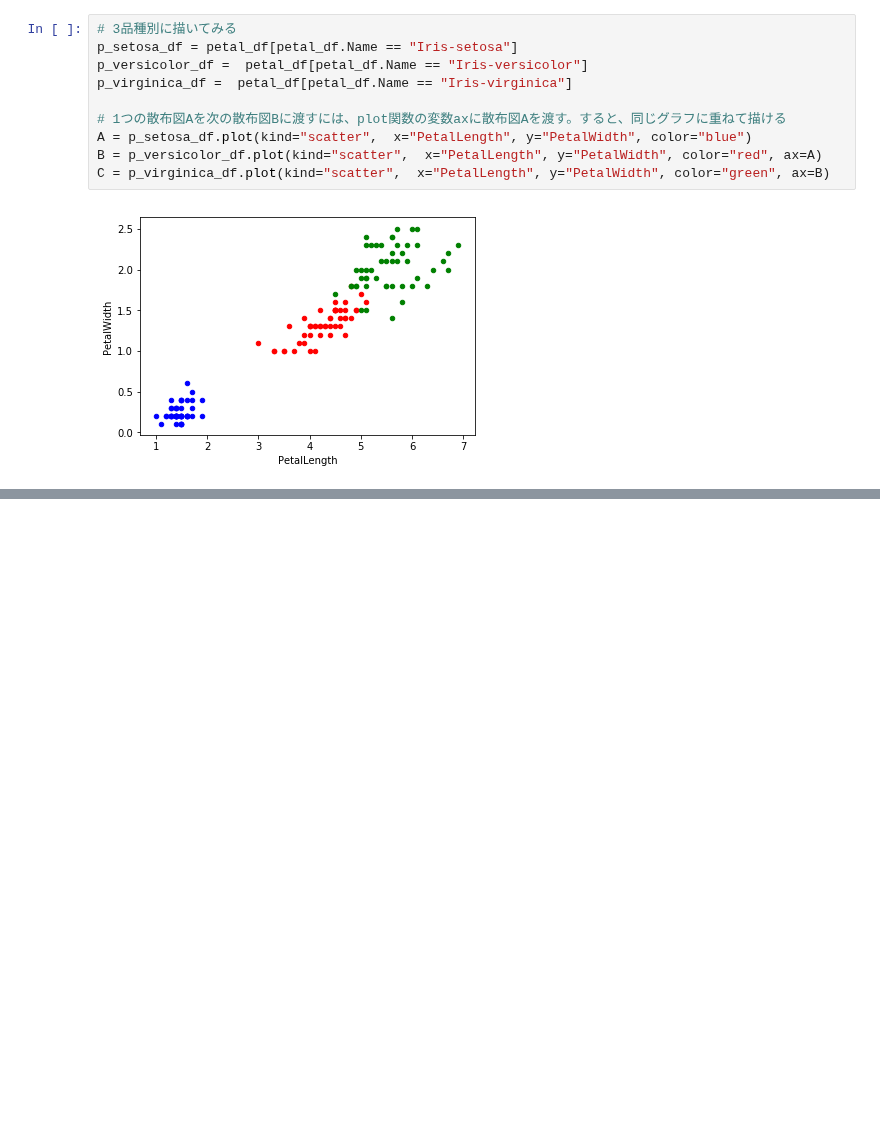
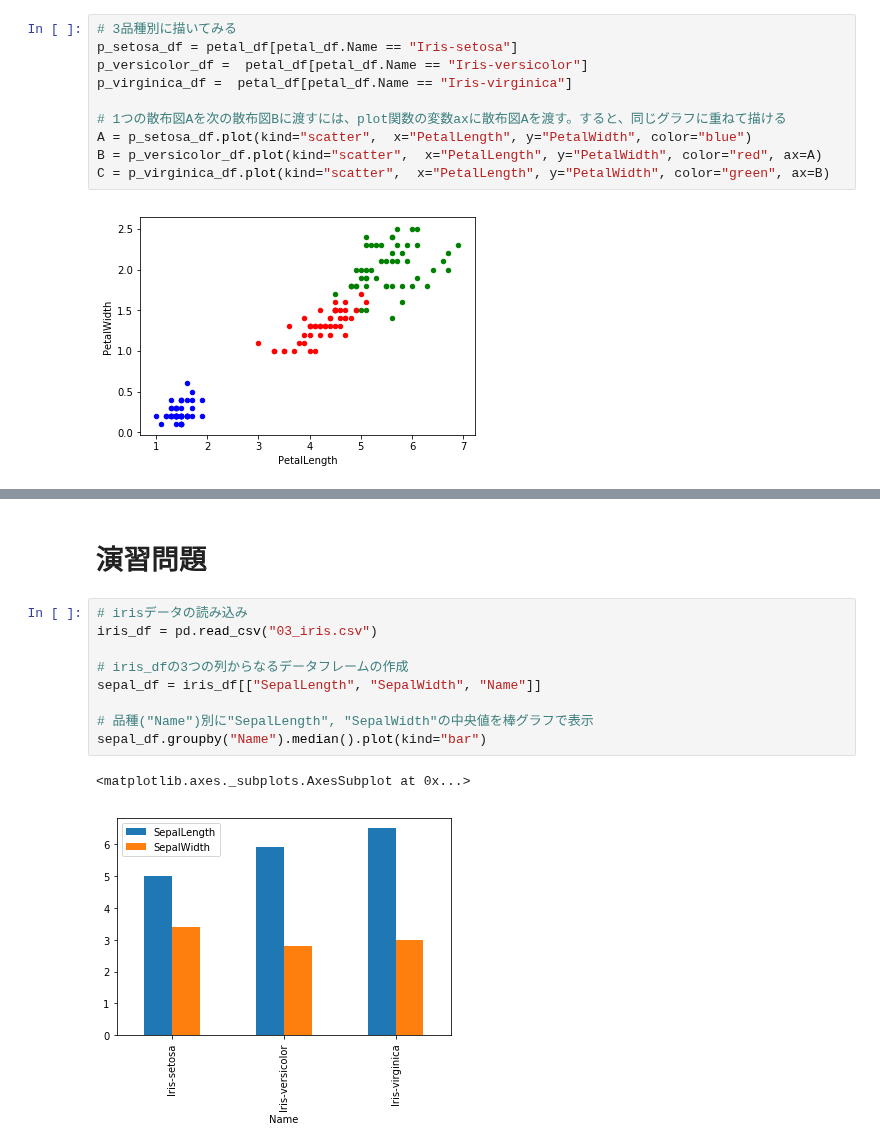
Before and after one commit to daiyomiura/study_python, a Jupyter notebook: jupyter/Pythonで学ぶビジネス分析入門2019/第4単元_データ可視化/第4単元_自分で打ち込み.ipynb, the cells around one changed output, grey strips where cells are left out. Saved outputs shown, nothing was run; the diff lists cells and outputs as text; blank space fills up the shorter version.

```diff
--- a/jupyter/Pythonで学ぶビジネス分析入門2019/第4単元_データ可視化/第4単元_自分で打ち込み.ipynb
+++ b/jupyter/Pythonで学ぶビジネス分析入門2019/第4単元_データ可視化/第4単元_自分で打ち込み.ipynb
@@ -89,0 +142,14 @@ C = p_virginica_df.plot(kind="scatter",  x="PetalLength", y="PetalWidth", color=
+# %% [markdown]
+# 演習問題
+# %%
+# irisデータの読み込み
+iris_df = pd.read_csv("03_iris.csv")
+
+# iris_dfの3つの列からなるデータフレームの作成
+sepal_df = iris_df[["SepalLength", "SepalWidth", "Name"]]
+
+# 品種("Name")別に"SepalLength", "SepalWidth"の中央値を棒グラフで表示
+sepal_df.groupby("Name").median().plot(kind="bar")
+# %% [output]
+<matplotlib.axes._subplots.AxesSubplot at 0x...>
+[figure, added]
```
Also changed, not shown: parts of 9 cells of this notebook.
